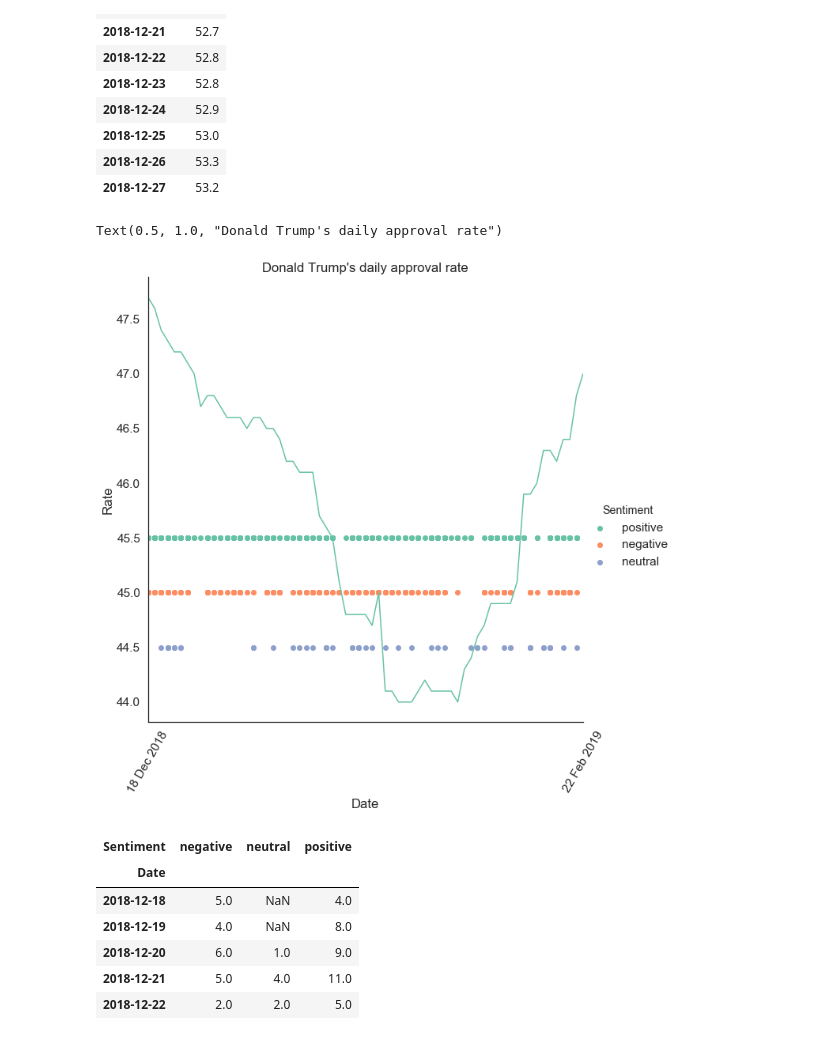
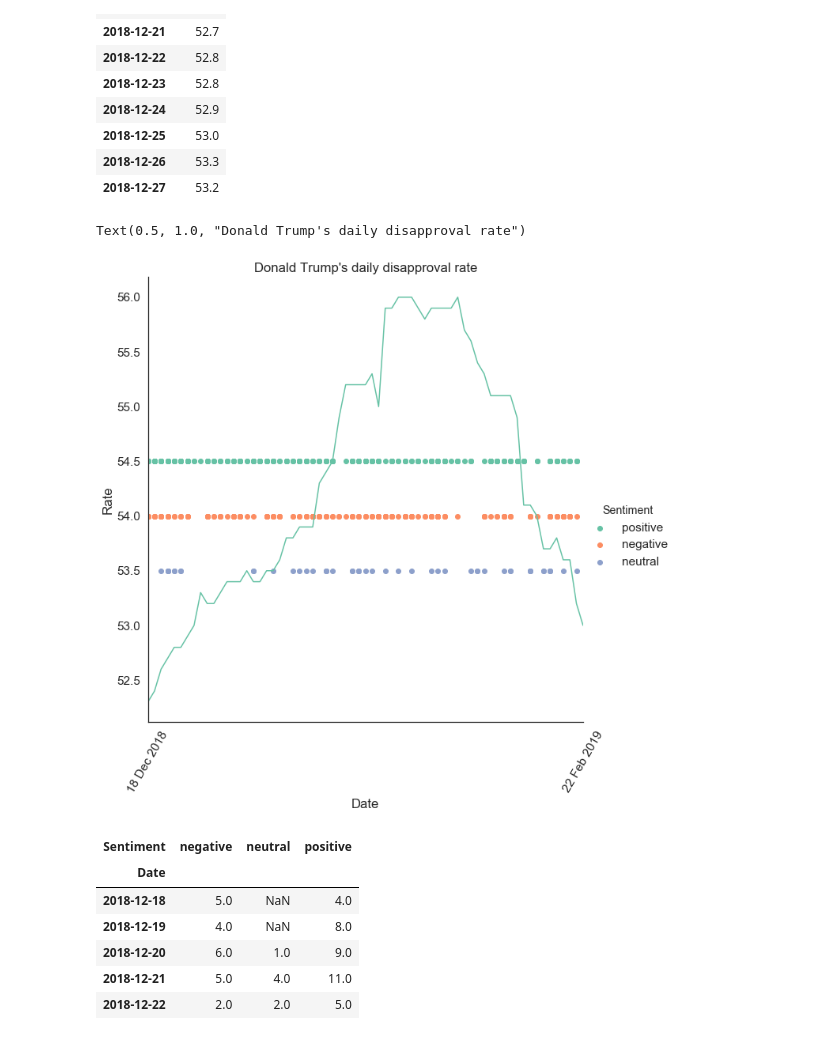
Before and after one commit to andrei-andrianov/trump-sentiment-analysis, a Jupyter notebook: Trump Sentiment Analysis.ipynb, the cells around one changed output. Drawn from its saved outputs; the diff is of its cells as text; code cells hidden in the pictures.

```diff
--- a/Trump Sentiment Analysis.ipynb
+++ b/Trump Sentiment Analysis.ipynb
@@ -34,11 +34,11 @@ name = 'realDonaldTrump'
 start_date = datetime.datetime(2018, 12, 18, 0, 0, 0)
 end_date = datetime.datetime(2019, 2, 22, 0, 0, 0)
 
-consumer_key = '5NTdgEYyu0ikbduFxjPJconG0'
-consumer_secret = 'RhoB2yyWl8L6mS3EmSEzCoMGlPsMX1z3XKQ0j2MXAagHwzU6yU'
+consumer_key = ''
+consumer_secret = ''
 
-oauth_token = '4227898119-lQpkWMTn4mUPxNX9kPpoHbWlRJsmjsAzPwUHyZ8'
-oauth_token_secret = 'hp9Ga2IuDfPMGV2j56EfddLmaIrTP7BbgIWcurOXVaVY7'
+oauth_token = ''
+oauth_token_secret = ''
 
 auth = tweepy.OAuthHandler(consumer_key, consumer_secret)
 auth.set_access_token(oauth_token, oauth_token_secret)
@@ -348,20 +364,20 @@ df_rating.head(10)
 | 2018-12-27 | 53.2 |
 # %%
 scatter_data = pd.DataFrame({'Date': df['Date'], 'Rate': 45, 'Sentiment': df['Sentiment']})
-scatter_data.loc[scatter_data['Sentiment'] == 'negative', 'Rate'] = 45
-scatter_data.loc[scatter_data['Sentiment'] == 'positive', 'Rate'] = 45.5
-scatter_data.loc[scatter_data['Sentiment'] == 'neutral', 'Rate'] = 44.5
+scatter_data.loc[scatter_data['Sentiment'] == 'negative', 'Rate'] = 54
+scatter_data.loc[scatter_data['Sentiment'] == 'positive', 'Rate'] = 54.5
+scatter_data.loc[scatter_data['Sentiment'] == 'neutral', 'Rate'] = 53.5
 # %%
 # sns.lineplot(df_rating.index, df_rating.Rating)
 fig = sns.FacetGrid(data=scatter_data, hue='Sentiment', height=9)
 fig.map(plt.scatter, 'Date', 'Rate').add_legend()
 fig.axes[0, 0].plot(df_rating.index, df_rating.Rating)
 plt.xticks(ticks=[df_rating.index[0], df_rating.index[-1]], labels=['18 Dec 2018', '22 Feb 2019'], rotation=60)
 plt.xlim(df_rating.index[0], df_rating.index[-1])
-plt.title('Donald Trump\'s daily approval rate')
+plt.title('Donald Trump\'s daily disapproval rate')
 # %% [output]
-Text(0.5, 1.0, "Donald Trump's daily approval rate")
+Text(0.5, 1.0, "Donald Trump's daily disapproval rate")
-[figure, old version]
+[figure, new version]
 # %%
 df_plot = df.groupby(['Sentiment', 'Date']).size().reset_index().pivot(columns='Sentiment', index='Date', values=0)
 # df_plot['negative'] = df_plot['negative'] + 27
```
Also changed, not shown: parts of 4 cells of this notebook.
